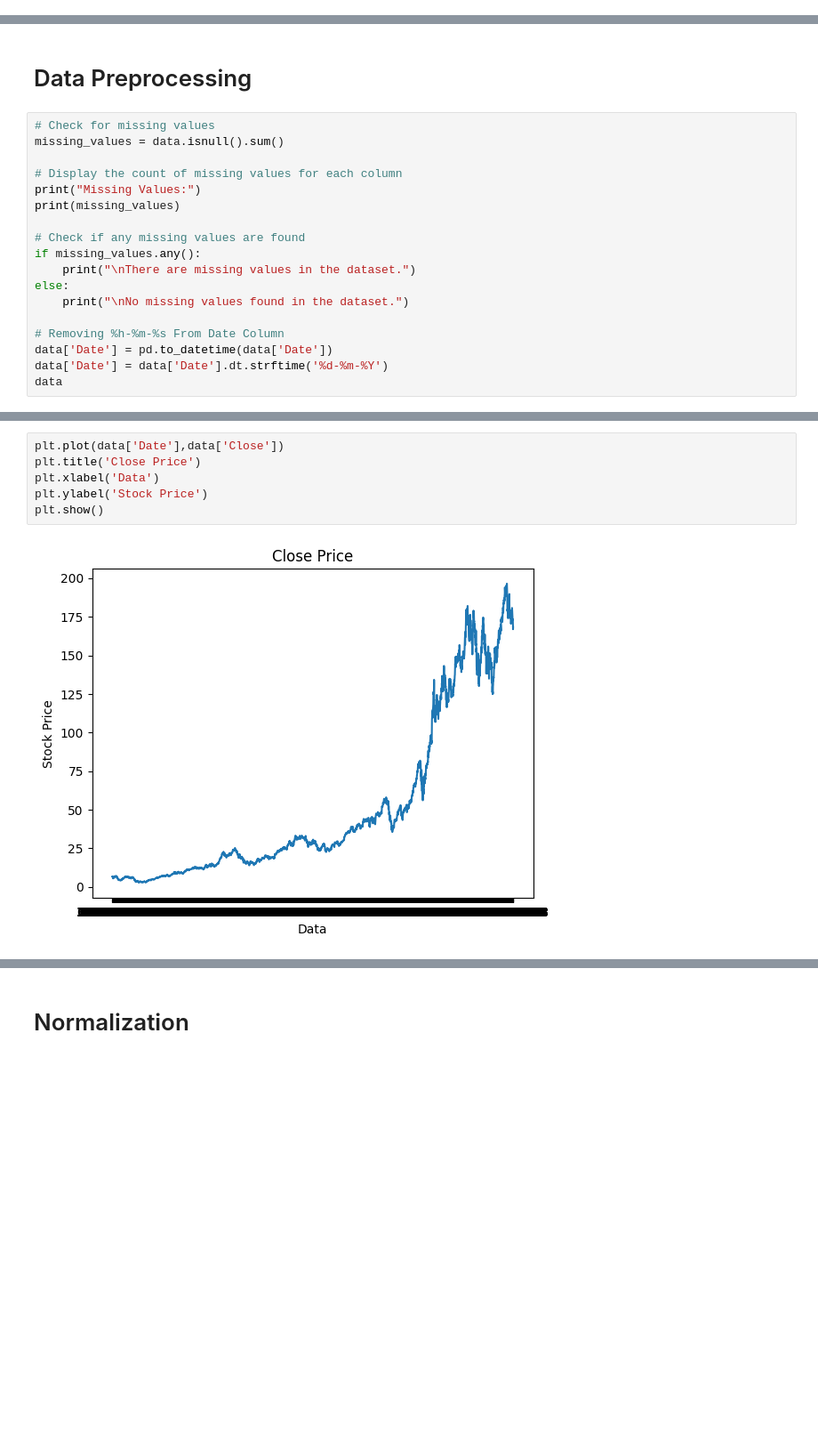
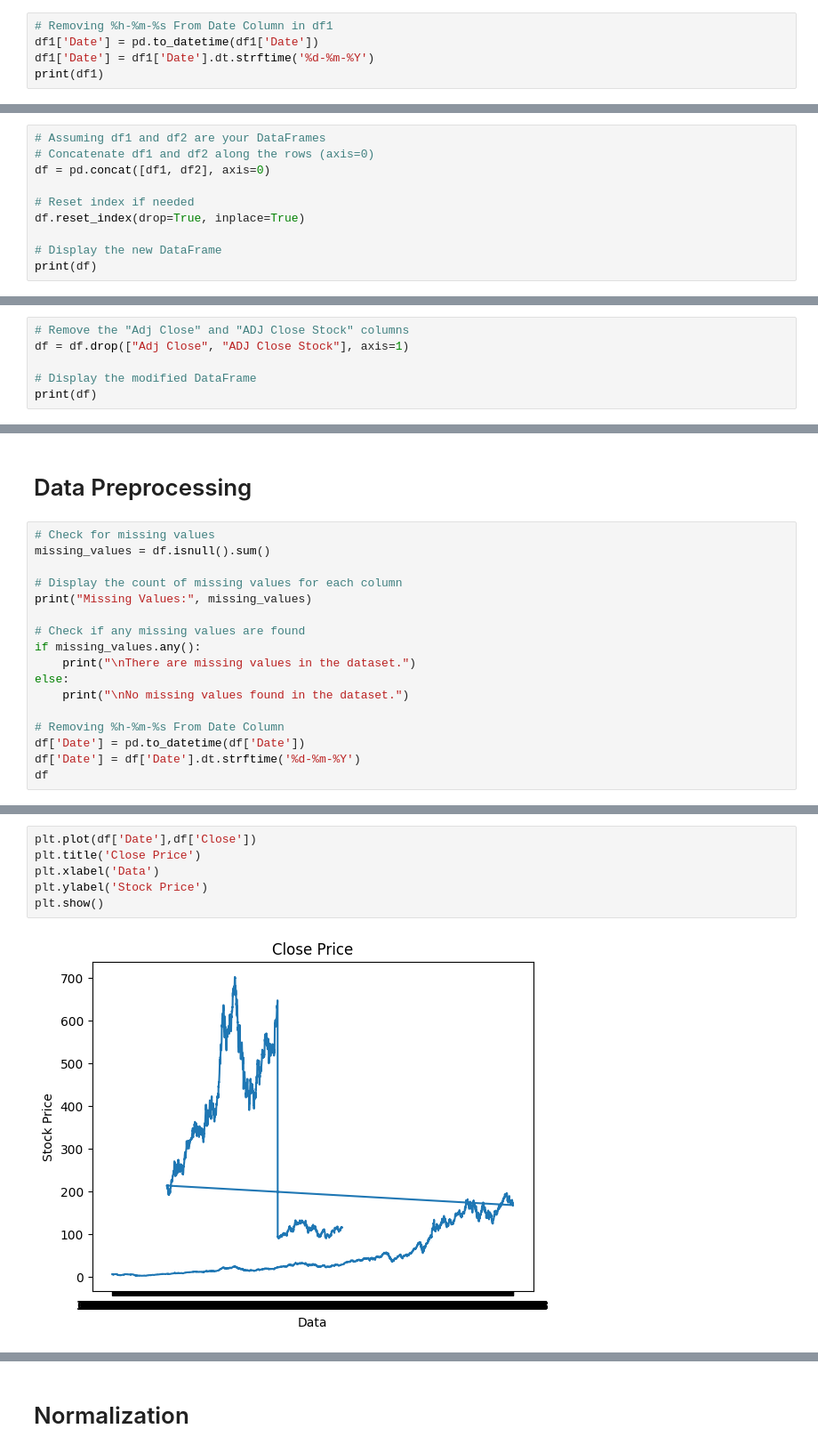
Before and after one commit to danaelshrbiny10/stock-prediction, a Jupyter notebook: notebooks/CNN_Model.ipynb, the cells around one changed output, grey strips where cells are left out. Shown at 89% size. Drawn from its saved outputs; the diff is of its cells as text; blank space fills up the shorter version.

Commit message:
concatenate new dataset

```diff
--- a/notebooks/CNN_Model.ipynb
+++ b/notebooks/CNN_Model.ipynb
@@ -75,0 +70,5 @@ print(data)
+# %%
+# Removing %h-%m-%s From Date Column in df1
+df1['Date'] = pd.to_datetime(df1['Date'])
+df1['Date'] = df1['Date'].dt.strftime('%d-%m-%Y')
+print(df1)
@@ -75,0 +93,10 @@ print(data)
+# %%
+# Assuming df1 and df2 are your DataFrames
+# Concatenate df1 and df2 along the rows (axis=0)
+df = pd.concat([df1, df2], axis=0)
+
+# Reset index if needed
+df.reset_index(drop=True, inplace=True)
+
+# Display the new DataFrame
+print(df)
@@ -75,0 +121,6 @@ print(data)
+# %%
+# Remove the "Adj Close" and "ADJ Close Stock" columns
+df = df.drop(["Adj Close", "ADJ Close Stock"], axis=1)
+
+# Display the modified DataFrame
+print(df)
@@ -77,11 +143,10 @@ print(data)
 # Data Preprocessing
 # %%
 # Check for missing values
-missing_values = data.isnull().sum()
+missing_values = df.isnull().sum()
 
 # Display the count of missing values for each column
-print("Missing Values:")
-print(missing_values)
+print("Missing Values:", missing_values)
 
 # Check if any missing values are found
 if missing_values.any():
@@ -90,7 +155,7 @@ else:
     print("\nNo missing values found in the dataset.")
 
 # Removing %h-%m-%s From Date Column
-data['Date'] = pd.to_datetime(data['Date'])
-data['Date'] = data['Date'].dt.strftime('%d-%m-%Y')
-data
+df['Date'] = pd.to_datetime(df['Date'])
+df['Date'] = df['Date'].dt.strftime('%d-%m-%Y')
+df
 # %% [output]
@@ -139,9 +201,9 @@ memory usage: 220.4+ KB
 # %%
-plt.plot(data['Date'],data['Close'])
+plt.plot(df['Date'],df['Close'])
 plt.title('Close Price')
 plt.xlabel('Data')
 plt.ylabel('Stock Price')
 plt.show()
 # %% [output]
-[figure, old version]
+[figure, new version]
 # %%
```
Also changed, not shown: parts of 17 cells of this notebook, 8 other files.
